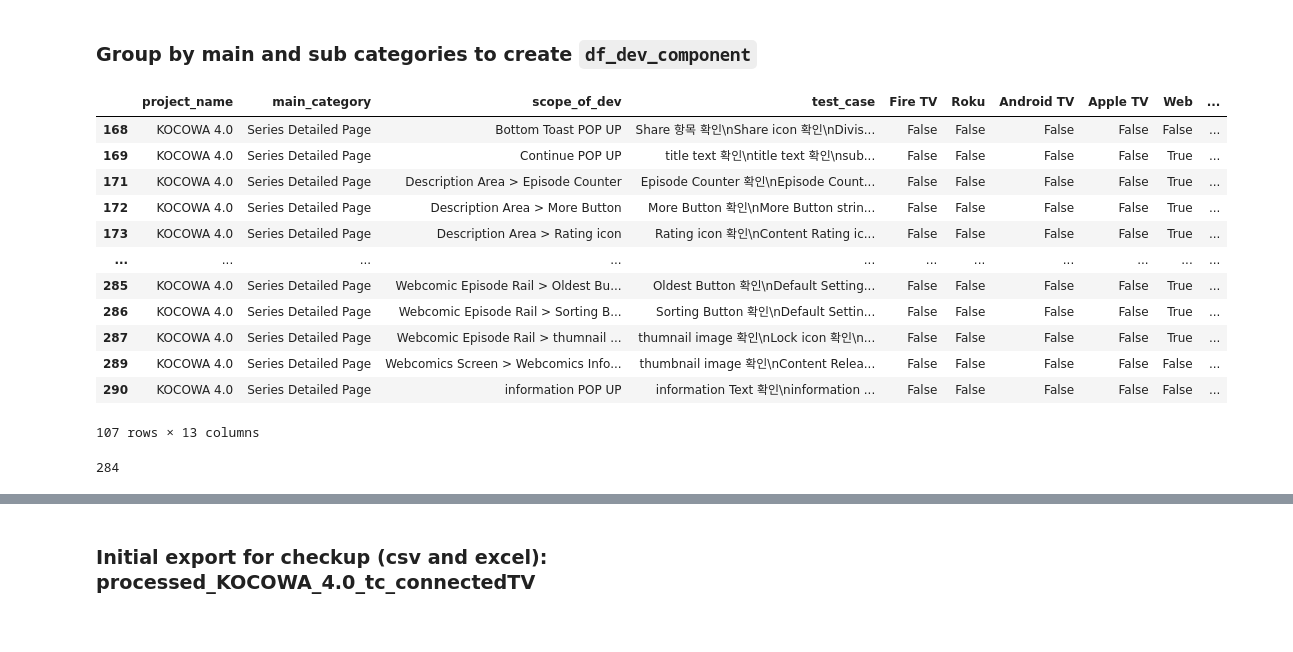
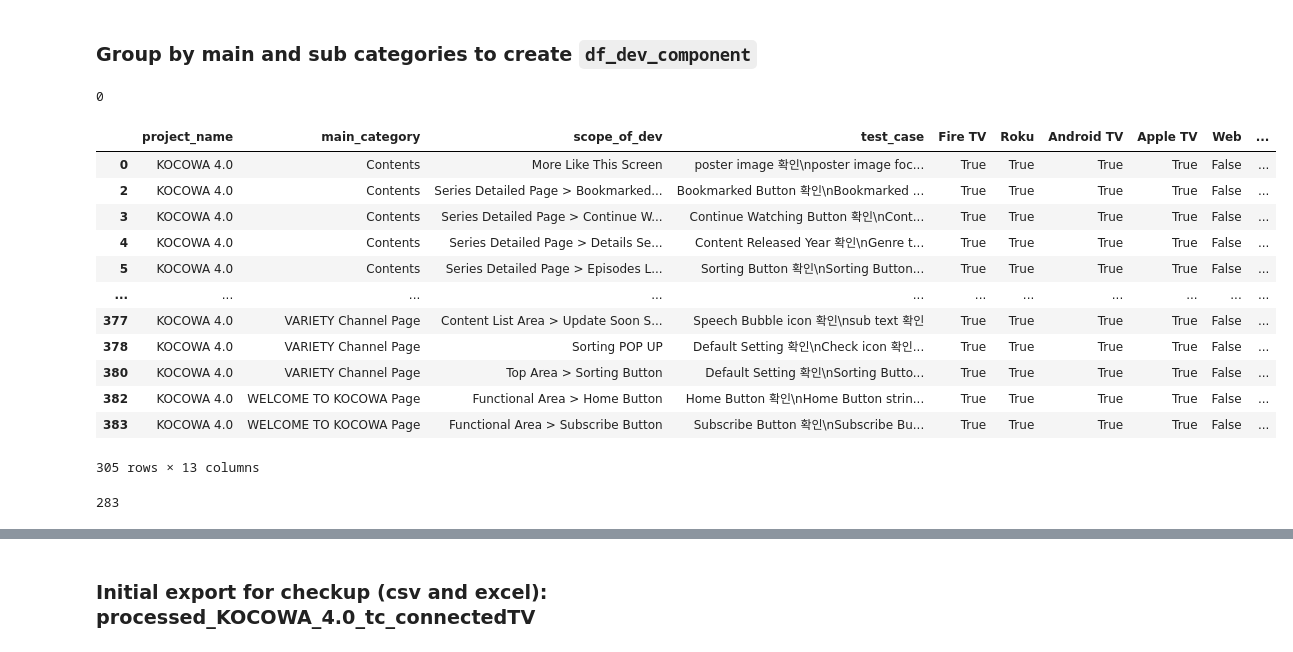
Before and after one commit to offthemenu/wA-projects, a Jupyter notebook: qc-request/tc-eda-4.0-connectedTV_webMobile.ipynb, the cells around one changed output, grey strips where cells are left out. Drawn from its saved outputs; the diff is of its cells as text; code cells hidden in the pictures.

```diff
--- a/qc-request/tc-eda-4.0-connectedTV_webMobile.ipynb
+++ b/qc-request/tc-eda-4.0-connectedTV_webMobile.ipynb
@@ -31,7 +31,7 @@ df_connectedTV_raw["Vizio TV"] = True
 df_connectedTV_raw["project_name"] = "KOCOWA 4.0"
 
 # Import and process Web and Mobile test cases
-df_webMobile_raw = pd.read_csv("data/KOCOWA_4.0_tc_webMobile_Edited2.csv").rename(
+df_webMobile_raw = pd.read_csv("data/KOCOWA_4.0_tc_webMobile_Edited3.csv").rename(
     columns={"WEB": "Web", "Apple_Mobile": "Apple Mobile", "Android_Phone": "Android Mobile"}
 ).fillna(0).reset_index(drop=True)
 
@@ -104,6 +104,7 @@ df_dev_component = (
 
 # Cleaning out the scopes with duplicated nested scopes
 all_scopes = set(df_dev_component["scope_of_dev"])
+nested_scopes = []
 
 for index, row in df_dev_component.iterrows():
     scope = row["scope_of_dev"]
@@ -112,11 +113,11 @@ for index, row in df_dev_component.iterrows():
         df_dev_component.at[index, "scope_of_dev"] = scope_rename
 
 '''
-nested_scopes = []
 for scope in df_dev_component["scope_of_dev"]:
-    # Check if any other scope starts with the current scope followed by ">"
-    if any(other_scope.startswith(f"{scope} >") for other_scope in all_scopes):
-        nested_scopes.append(scope)
+        # Check if any other scope starts with the current scope followed by ">"
+        if any(other_scope.startswith(f"{scope} >") for other_scope in all_scopes):
+            nested_scopes.append(scope)
+
 '''
 
 # Filter and reorder columns
@@ -131,23 +132,28 @@ df_dev_component_cleaned = df_dev_component[
     ~(df_dev_component["scope_of_dev"] == df_dev_component["main_category"]) &
     ~df_dev_component["scope_of_dev"].str.endswith("(General)", na=False)
 ][col_orders].copy()
+# %%
+len(nested_scopes)
+# %% [output]
+0
 # %%
-df_dev_component_cleaned[df_dev_component_cleaned["main_category"] == "Series Detailed Page"].sort_values(by=["main_category", "scope_of_dev"])
+df_dev_component_cleaned
+# df_dev_component_cleaned[df_dev_component_cleaned["main_category"] == "Series Detailed Page"].sort_values(by=["main_category", "scope_of_dev"])
 # %% [output]
 |  | project_name | main_category | scope_of_dev | test_case | Fire TV | Roku | Android TV | Apple TV | Web | ... |
-| 168 | KOCOWA 4.0 | Series Detailed Page | Bottom Toast POP UP | Share 항목 확인\nShare icon 확인\nDivis... | False | False | False | False | False | ... |
-| 169 | KOCOWA 4.0 | Series Detailed Page | Continue POP UP | title text 확인\ntitle text 확인\nsub... | False | False | False | False | True | ... |
-| 171 | KOCOWA 4.0 | Series Detailed Page | Description Area > Episode Counter | Episode Counter 확인\nEpisode Count... | False | False | False | False | True | ... |
-| 172 | KOCOWA 4.0 | Series Detailed Page | Description Area > More Button | More Button 확인\nMore Button strin... | False | False | False | False | True | ... |
-| 173 | KOCOWA 4.0 | Series Detailed Page | Description Area > Rating icon | Rating icon 확인\nContent Rating ic... | False | False | False | False | True | ... |
+| 0 | KOCOWA 4.0 | Contents | More Like This Screen | poster image 확인\nposter image foc... | True | True | True | True | False | ... |
+| 2 | KOCOWA 4.0 | Contents | Series Detailed Page > Bookmarked... | Bookmarked Button 확인\nBookmarked ... | True | True | True | True | False | ... |
+| 3 | KOCOWA 4.0 | Contents | Series Detailed Page > Continue W... | Continue Watching Button 확인\nCont... | True | True | True | True | False | ... |
+| 4 | KOCOWA 4.0 | Contents | Series Detailed Page > Details Se... | Content Released Year 확인\nGenre t... | True | True | True | True | False | ... |
+| 5 | KOCOWA 4.0 | Contents | Series Detailed Page > Episodes L... | Sorting Button 확인\nSorting Button... | True | True | True | True | False | ... |
 | ... | ... | ... | ... | ... | ... | ... | ... | ... | ... | ... |
-| 285 | KOCOWA 4.0 | Series Detailed Page | Webcomic Episode Rail > Oldest Bu... | Oldest Button 확인\nDefault Setting... | False | False | False | False | True | ... |
-| 286 | KOCOWA 4.0 | Series Detailed Page | Webcomic Episode Rail > Sorting B... | Sorting Button 확인\nDefault Settin... | False | False | False | False | True | ... |
-| 287 | KOCOWA 4.0 | Series Detailed Page | Webcomic Episode Rail > thumnail ... | thumnail image 확인\nLock icon 확인\n... | False | False | False | False | True | ... |
-| 289 | KOCOWA 4.0 | Series Detailed Page | Webcomics Screen > Webcomics Info... | thumbnail image 확인\nContent Relea... | False | False | False | False | False | ... |
-| 290 | KOCOWA 4.0 | Series Detailed Page | information POP UP | information Text 확인\ninformation ... | False | False | False | False | False | ... |
+| 377 | KOCOWA 4.0 | VARIETY Channel Page | Content List Area > Update Soon S... | Speech Bubble icon 확인\nsub text 확인 | True | True | True | True | False | ... |
+| 378 | KOCOWA 4.0 | VARIETY Channel Page | Sorting POP UP | Default Setting 확인\nCheck icon 확인... | True | True | True | True | False | ... |
+| 380 | KOCOWA 4.0 | VARIETY Channel Page | Top Area > Sorting Button | Default Setting 확인\nSorting Butto... | True | True | True | True | False | ... |
+| 382 | KOCOWA 4.0 | WELCOME TO KOCOWA Page | Functional Area > Home Button | Home Button 확인\nHome Button strin... | True | True | True | True | False | ... |
+| 383 | KOCOWA 4.0 | WELCOME TO KOCOWA Page | Functional Area > Subscribe Button | Subscribe Button 확인\nSubscribe Bu... | True | True | True | True | False | ... |
-107 rows × 13 columns
+305 rows × 13 columns
 # %%
 len(list(df_dev_component_cleaned.scope_of_dev.unique()))
 # %% [output]
-284
+283
```
Also changed, not shown: parts of 3 cells of this notebook, 2 other files.
